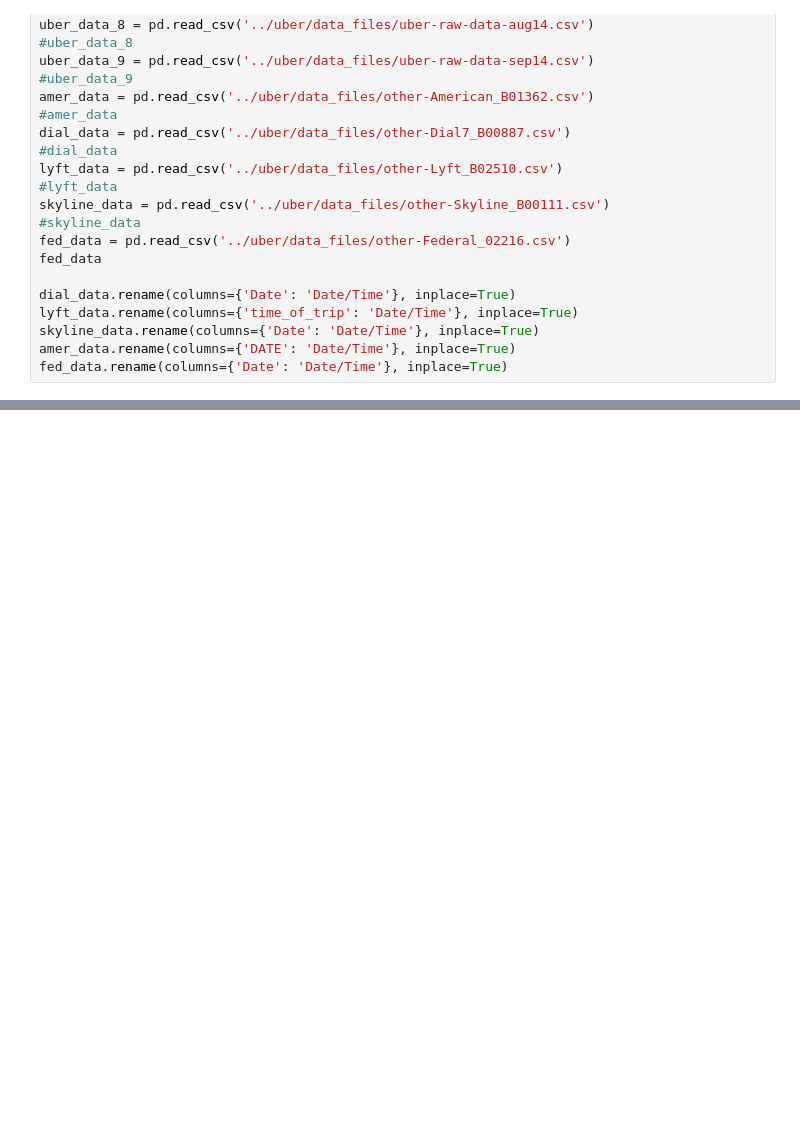
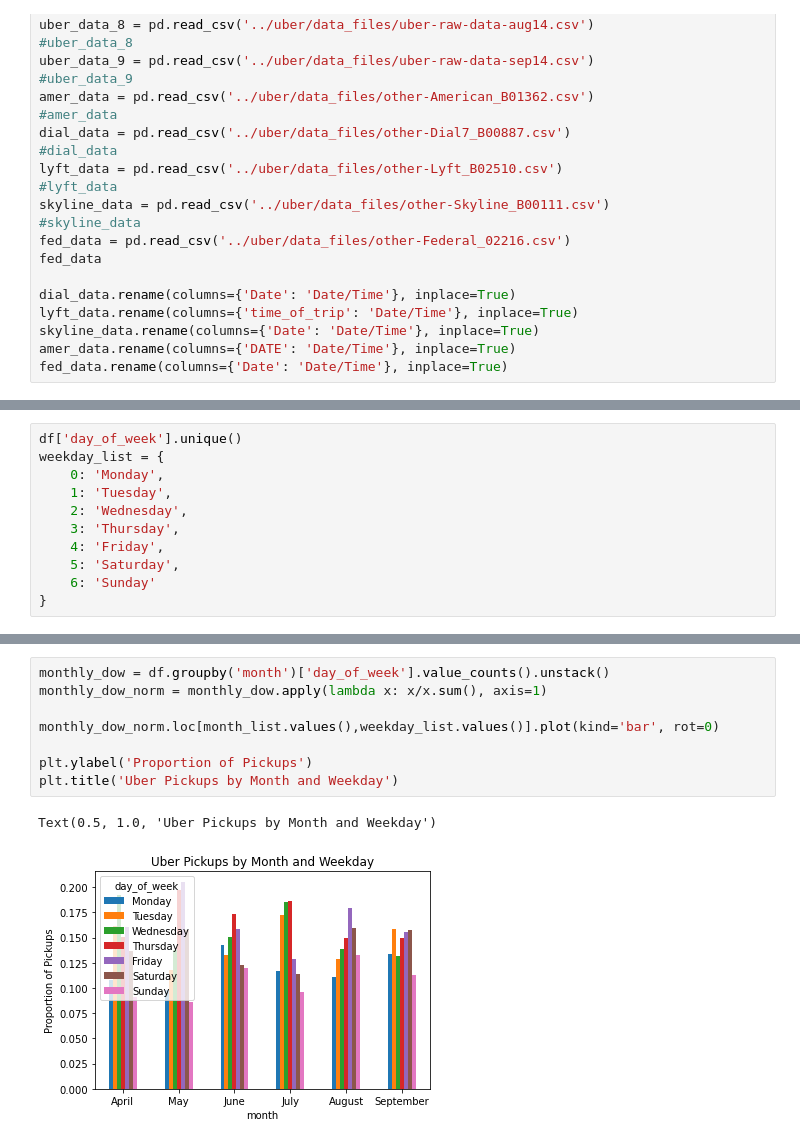
Before and after one commit to viktiger/ClassProject1, a Jupyter notebook: uber/uber.ipynb, the cells around one changed output, grey strips where cells are left out. Cells and saved outputs as stored; diff of their text form; blank space fills up the shorter version.

```diff
--- a/uber/uber.ipynb
+++ b/uber/uber.ipynb
@@ -140,0 +238,11 @@ Text(0.5, 1.0, 'Uber vs other services between July to September (2014)')
+# %%
+df['day_of_week'].unique()
+weekday_list = {
+    0: 'Monday',
+    1: 'Tuesday',
+    2: 'Wednesday',
+    3: 'Thursday',
+    4: 'Friday',
+    5: 'Saturday',
+    6: 'Sunday'
+}
@@ -140,0 +262,11 @@ Text(0.5, 1.0, 'Uber vs other services between July to September (2014)')
+# %%
+monthly_dow = df.groupby('month')['day_of_week'].value_counts().unstack()
+monthly_dow_norm = monthly_dow.apply(lambda x: x/x.sum(), axis=1)
+
+monthly_dow_norm.loc[month_list.values(),weekday_list.values()].plot(kind='bar', rot=0)
+
+plt.ylabel('Proportion of Pickups')
+plt.title('Uber Pickups by Month and Weekday')
+# %% [output]
+Text(0.5, 1.0, 'Uber Pickups by Month and Weekday')
+[figure, added]
```
Also changed, not shown: parts of 9 cells of this notebook.
